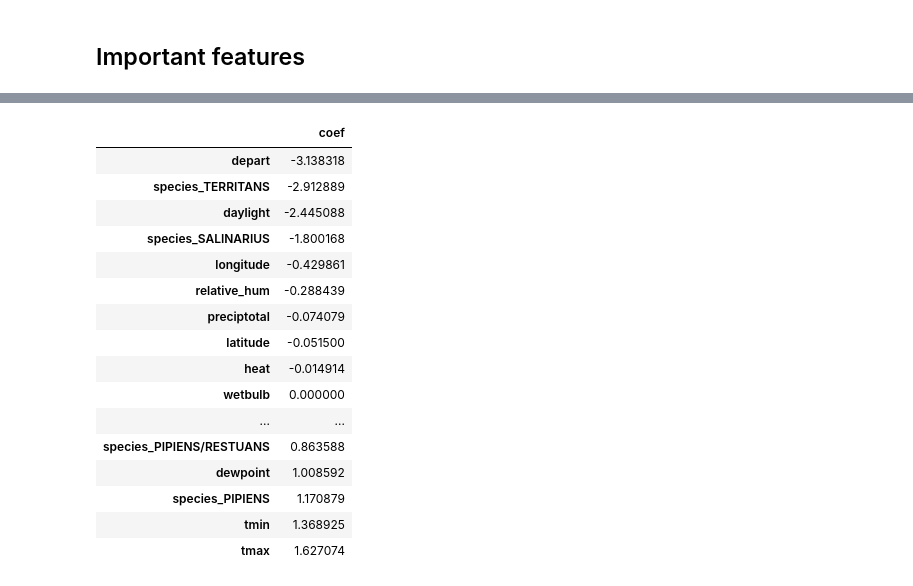
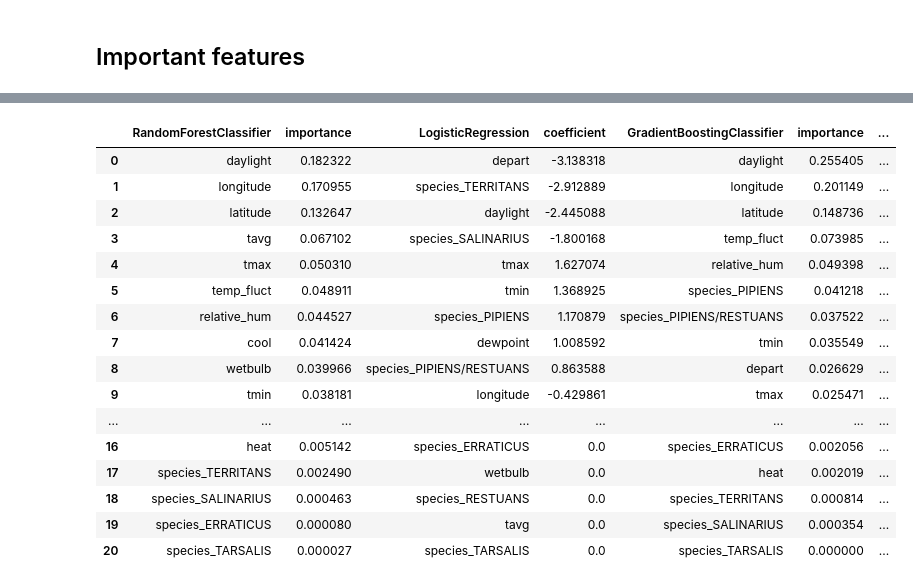
Before and after one commit to siowcm/project_4_west_nile_virus, a Jupyter notebook: code/Modelling.ipynb, the cells around one changed output, grey strips where cells are left out. Cells and saved outputs as stored; diff of their text form; code cells hidden in the pictures.

```diff
--- a/code/Modelling.ipynb
+++ b/code/Modelling.ipynb
@@ -321,8 +321,8 @@ xgb_result
 # %% [markdown]
 ## (7) Extra trees classifier
 # %%
-et_params = {"max_depth": [3,5,10],
-             "min_samples_leaf": [1, 3, 10],
+et_params = {"max_depth": [3,5,10,20],
+             "min_samples_leaf": [1, 3, 10, 20],
              "max_leaf_nodes": [None, 5, 10],
              "random_state": [42]
             }
@@ -368,8 +368,3 @@ for i, model in enumerate(models):
 [figure]
 # %% [markdown]
 ## Important features
-# %%
-# Random Forest Classifier
-importances = rfc.best_estimator_.feature_importances_
-pd.DataFrame(zip(X_train.columns,importances), columns=['feature','importance']).\
-    sort_values('importance', ascending=False)
@@ -394,22 +371,45 @@ pd.DataFrame(zip(X_train.columns,importances), columns=['feature','importance'])
-# %%
-# Logistic Regression
-coef = lr.best_estimator_.coef_
-pd.DataFrame(coef, columns=X_train.columns, index=['coef']).T.sort_values('coef')
-# %% [output]
-|  | coef |
-| depart | -3.138318 |
-| species_TERRITANS | -2.912889 |
-| daylight | -2.445088 |
-| species_SALINARIUS | -1.800168 |
-| longitude | -0.429861 |
-| relative_hum | -0.288439 |
-| preciptotal | -0.074079 |
-| latitude | -0.051500 |
-| heat | -0.014914 |
-| wetbulb | 0.000000 |
-| ... | ... |
-| species_PIPIENS/RESTUANS | 0.863588 |
-| dewpoint | 1.008592 |
-| species_PIPIENS | 1.170879 |
-| tmin | 1.368925 |
-| tmax | 1.627074 |
+# %%
+def get_impt_features(models):
+    result = pd.DataFrame()
+    for i, model in enumerate(models):
+        try:
+            importances = model.best_estimator_.feature_importances_
+            df = pd.DataFrame(zip(X_train.columns,importances),
+                              columns=[f'{summary.index[i]}','importance']).\
+                sort_values('importance', ascending=False).reset_index(drop=True)
+            result = pd.concat([result,df], axis = 1)
+
+        except:
+            pass
+
+        try:
+            coef = model.best_estimator_.coef_
+            df = pd.DataFrame([X_train.columns,(*coef)]).T. \
+                rename(columns={0:f'{summary.index[i]}', 1:'coefficient'}). \
+                sort_values('coefficient', ascending=False, key=abs).reset_index(drop=True)
+            result = pd.concat([result,df], axis = 1)
+
+        except:
+            pass
+
+    return result
+# %%
+get_impt_features(models)
+# %% [output]
+|  | RandomForestClassifier | importance | LogisticRegression | coefficient | GradientBoostingClassifier | importance | ... |
+| 0 | daylight | 0.182322 | depart | -3.138318 | daylight | 0.255405 | ... |
+| 1 | longitude | 0.170955 | species_TERRITANS | -2.912889 | longitude | 0.201149 | ... |
+| 2 | latitude | 0.132647 | daylight | -2.445088 | latitude | 0.148736 | ... |
+| 3 | tavg | 0.067102 | species_SALINARIUS | -1.800168 | temp_fluct | 0.073985 | ... |
+| 4 | tmax | 0.050310 | tmax | 1.627074 | relative_hum | 0.049398 | ... |
+| 5 | temp_fluct | 0.048911 | tmin | 1.368925 | species_PIPIENS | 0.041218 | ... |
+| 6 | relative_hum | 0.044527 | species_PIPIENS | 1.170879 | species_PIPIENS/RESTUANS | 0.037522 | ... |
+| 7 | cool | 0.041424 | dewpoint | 1.008592 | tmin | 0.035549 | ... |
+| 8 | wetbulb | 0.039966 | species_PIPIENS/RESTUANS | 0.863588 | depart | 0.026629 | ... |
+| 9 | tmin | 0.038181 | longitude | -0.429861 | tmax | 0.025471 | ... |
+| ... | ... | ... | ... | ... | ... | ... | ... |
+| 16 | heat | 0.005142 | species_ERRATICUS | 0.0 | species_ERRATICUS | 0.002056 | ... |
+| 17 | species_TERRITANS | 0.002490 | wetbulb | 0.0 | heat | 0.002019 | ... |
+| 18 | species_SALINARIUS | 0.000463 | species_RESTUANS | 0.0 | species_TERRITANS | 0.000814 | ... |
+| 19 | species_ERRATICUS | 0.000080 | tavg | 0.0 | species_SALINARIUS | 0.000354 | ... |
+| 20 | species_TARSALIS | 0.000027 | species_TARSALIS | 0.0 | species_TARSALIS | 0.000000 | ... |
```
Also changed, not shown: parts of 6 cells of this notebook.
